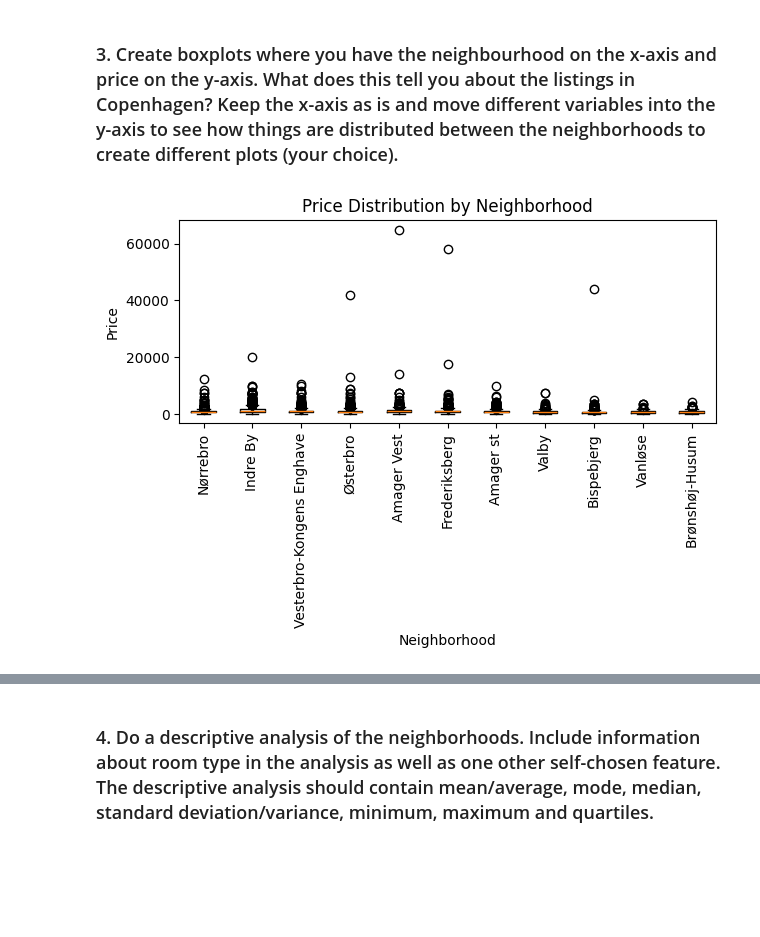
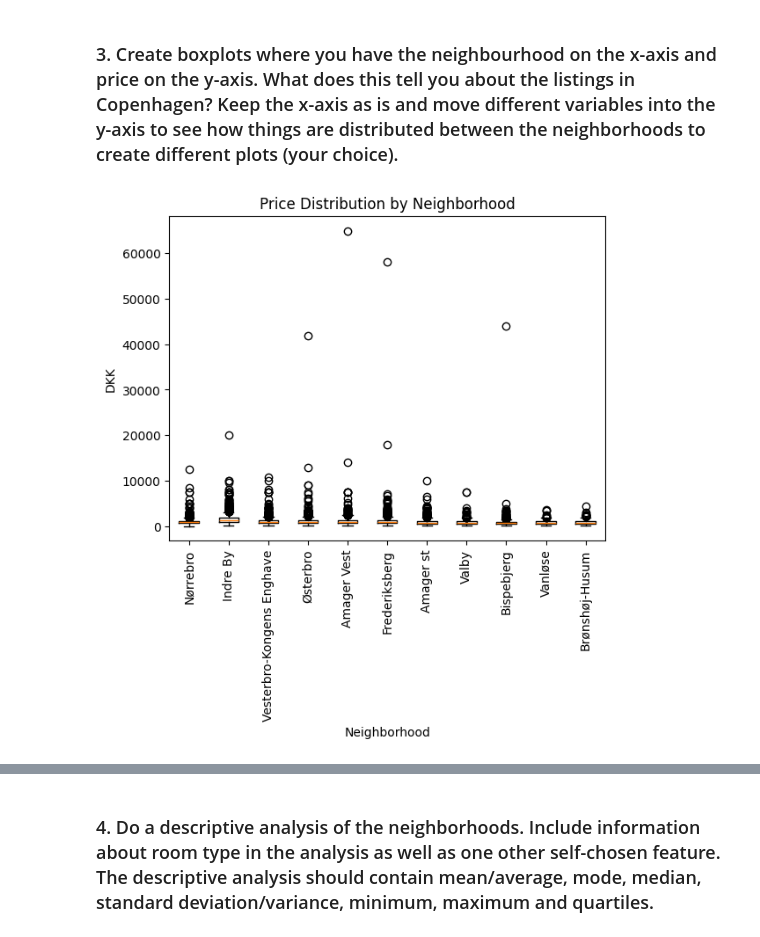
Before and after one commit to MAL1-MMMB/MAL, a Jupyter notebook: Assignment 1/1. Getting started - Copenhagen Airbnb.ipynb, the cells around one changed output, grey strips where cells are left out. Cells and saved outputs as stored; diff of their text form; code cells hidden in the pictures; blank space fills up the shorter version.

```diff
--- a/Assignment 1/1. Getting started - Copenhagen Airbnb.ipynb
+++ b/Assignment 1/1. Getting started - Copenhagen Airbnb.ipynb
@@ -163,41 +163,40 @@ copenhagen_map.save(path)
 ### 3. Create boxplots where you have the neighbourhood on the x-axis and price on the y-axis. What does this tell you about the listings in Copenhagen? Keep the x-axis as is and move different variables into the y-axis to see how things are distributed between the neighborhoods to create different plots (your choice).
 # %%
 
-# * Fetch the neighborhood and price columns from the
+# - Fetch the neighborhood and price columns from the
 neighborhoods = data_filtered['neighbourhood_cleansed']
 prices = data_filtered['price']
 
 # * Initialize an empty dictionary
 neighborhood_prices = {}
 
 # * Loop through each neighborhood and price
 for neighborhood, price in zip(neighborhoods, prices):
     # If the neighborhood doesn't exist in the dictionary, add it with the current price in a new list
     if neighborhood not in neighborhood_prices:
         neighborhood_prices[neighborhood] = [price]
     # If the neighborhood exists, append the current price to its list
     else:
         neighborhood_prices[neighborhood].append(price)
 
 # * Extract the lists of prices for each neighborhood in the dictionary
 price_lists = list(neighborhood_prices.values())
 
 # * Create a boxplot for price data
 plt.boxplot(price_lists)
 
 # *  Extract nieghborhood names for x-ticks
 neighborhood_names = list(neighborhood_prices.keys())
 
 # * Set points on the x-axis for each neighborhood
 plt.xticks(range(1,len(neighborhood_names)+1),neighborhood_names,rotation=90)
 
 # * Label the axises and diagram.
 plt.xlabel('Neighborhood')
-plt.ylabel('Price')
+plt.ylabel('DKK')
 plt.title('Price Distribution by Neighborhood')
 
-# * Show the plot with adjustments
-plt.tight_layout()
+# - Show the plot with adjustments
 plt.show()
 # %% [output]
-[figure, old version]
+[figure, new version]
```
Also changed, not shown: parts of 23 cells of this notebook, 7 other files.
